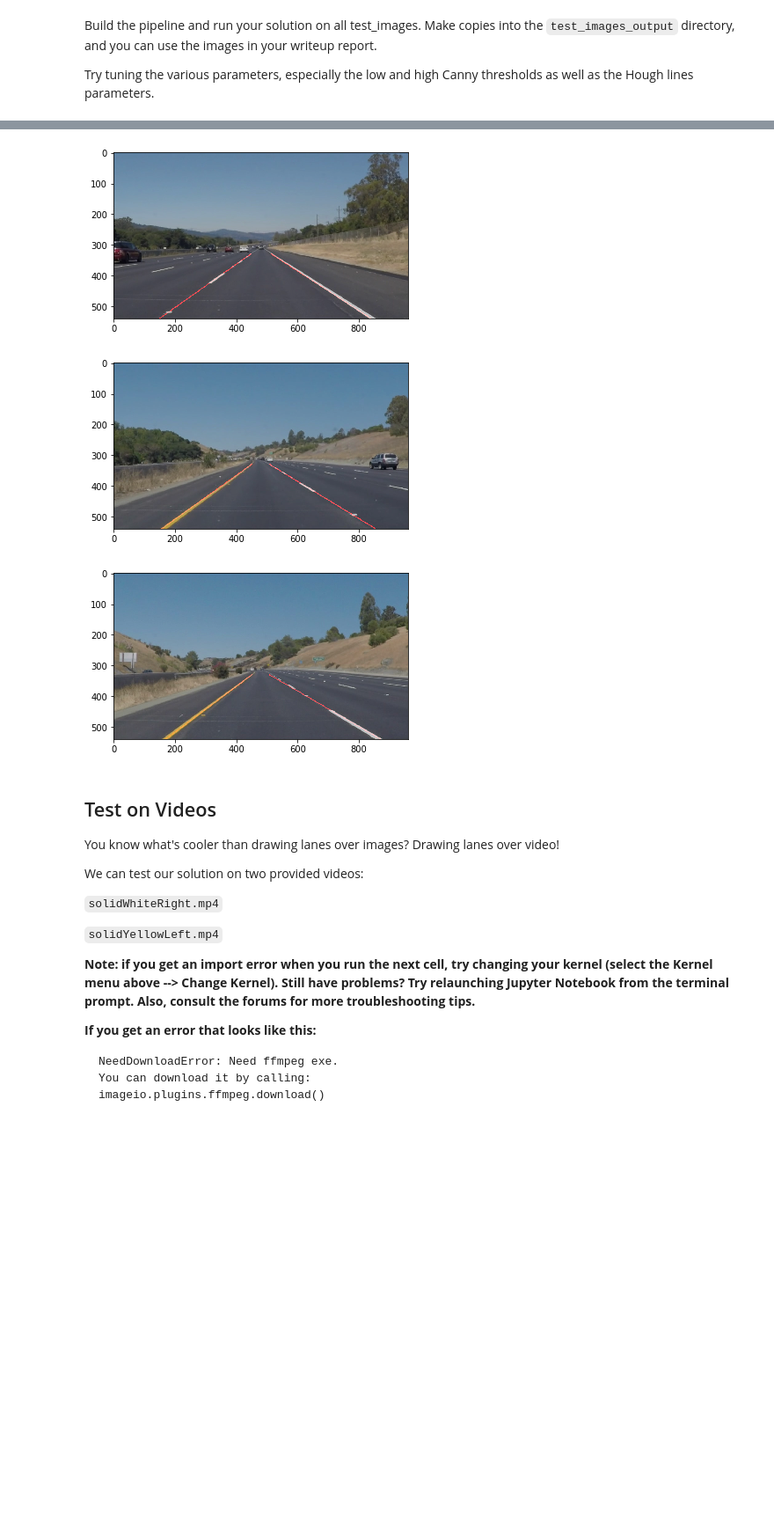
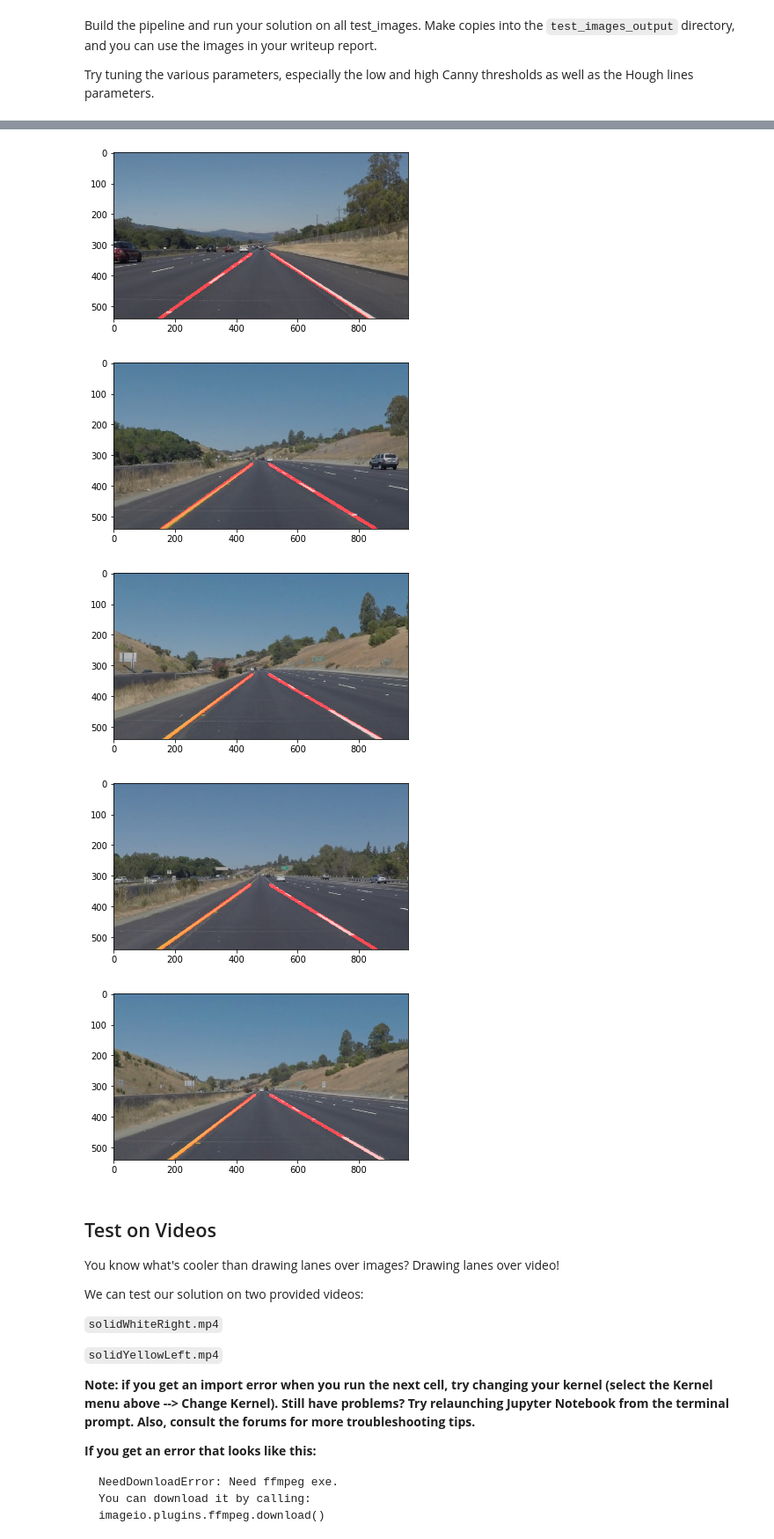
Before and after one commit to aghrbn/CarND-LaneLines-P1, a Jupyter notebook: P1.ipynb, the cells around one changed output, grey strips where cells are left out. Shown at 88% size. Saved outputs shown, nothing was run; the diff lists cells and outputs as text; code cells hidden in the pictures; blank space fills up the shorter version.

```diff
--- a/P1.ipynb
+++ b/P1.ipynb
@@ -125,7 +125,7 @@ def region_of_interest(img, vertices):
     return masked_image
 
 
-def draw_lines(img, lines, color=[255, 0, 0], thickness=2):
+def draw_lines(img, lines, color=[255, 0, 0], thickness=10):
     """
     NOTE: this is the function you might want to use as a starting point once you want to
     average/extrapolate the line segments you detect to map out the full
@@ -155,7 +155,8 @@ def draw_lines(img, lines, color=[255, 0, 0], thickness=2):
             slope = (y2 - y1) / (x2 - x1)
             intercept = y1 - x1 * slope
 
-            if abs(slope) < .2 or abs(slope) > .8:
+            # define a threshold
+            if abs(slope) < .2 or abs(slope) > .85:
                 continue
 
             # left lines have negative slope
@@ -173,7 +174,7 @@ def draw_lines(img, lines, color=[255, 0, 0], thickness=2):
     ave_right_intercept = sum(right_intercept) / len(right_intercept)
 
     # define end points of the lines
-    imshape = image.shape
+    imshape = img.shape
 
     y1_left = imshape[0]
     y1_right = imshape[0]
@@ -185,9 +186,8 @@ def draw_lines(img, lines, color=[255, 0, 0], thickness=2):
     x2_left = int((y2_left - ave_left_intercept) / ave_left_slope)
     x2_right = int((y2_right - ave_right_intercept) / ave_right_slope)
 
-    #if ave_left_slope > 0:
+    # draw lines
     cv2.line(img, (x1_left, y1_left), (x2_left, y2_left), color, thickness)
-    #if ave_left_slope < 0:
     cv2.line(img, (x1_right, y1_right), (x2_right, y2_right), color, thickness)
 
 
@@ -198,6 +198,7 @@ def draw_lines(img, lines, color=[255, 0, 0], thickness=2):
 def hough_lines(img, rho, theta, threshold, min_line_len, max_line_gap):
     """
     `img` should be the output of a Canny transform.
+
 
     Returns an image with hough lines drawn.
     """
@@ -248,7 +249,7 @@ Try tuning the various parameters, especially the low and high Canny thresholds
 
 import os
 
-def pipeline(img):
+def pipeline(image):
     # define parameters
     kernel_size = 5;
     low_threshold = 50
@@ -261,40 +262,42 @@ def pipeline(img):
 
 
     # convert to grayscale
-    gray = grayscale(img)
+    gray = grayscale(image)
 
     # apply Gaussian blur filter
     blur_gray = gaussian_blur(gray, kernel_size)
 
     # detect edges by Canny method
     masked_edges = canny(blur_gray, low_threshold, high_threshold)
 
     # define vertices
     imshape = image.shape
     vertix_1 = (0,imshape[0])
     vertix_2 = (imshape[1] / 2 - 40, imshape[0] / 2 + 60)
     vertix_3 = (imshape[1] / 2 + 40, imshape[0] / 2 + 60)
     vertix_4 = (imshape[1], imshape[0])
 
     vertices = np.array([[vertix_1, vertix_2, vertix_3, vertix_4]], dtype=np.int32)
     masked_image = region_of_interest(masked_edges, vertices)
 
     # Hough transform
     line_img = hough_lines(masked_image, rho, theta, threshold, min_line_length, max_line_gap)
 
     # output image
     return weighted_img(line_img, img)
 
 for test_img in os.listdir('test_images/'):
     img = mpimg.imread('test_images/' + test_img)
 
     plt.imshow(pipeline(img))
     plt.show()
 # %% [output]
 [figure]
 [figure]
 [figure]
 [figure]
+[figure, added]
+[figure, added]
 # %% [markdown]
 ## Test on Videos
 
```
Also changed, not shown: parts of 4 cells of this notebook, 1 other file.
